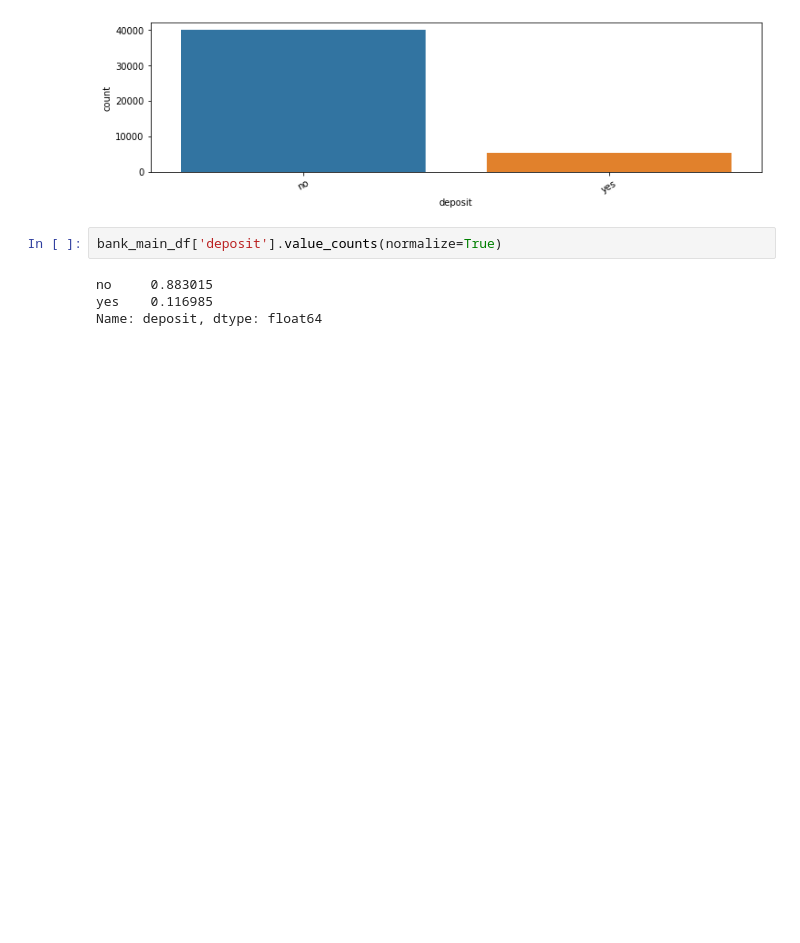
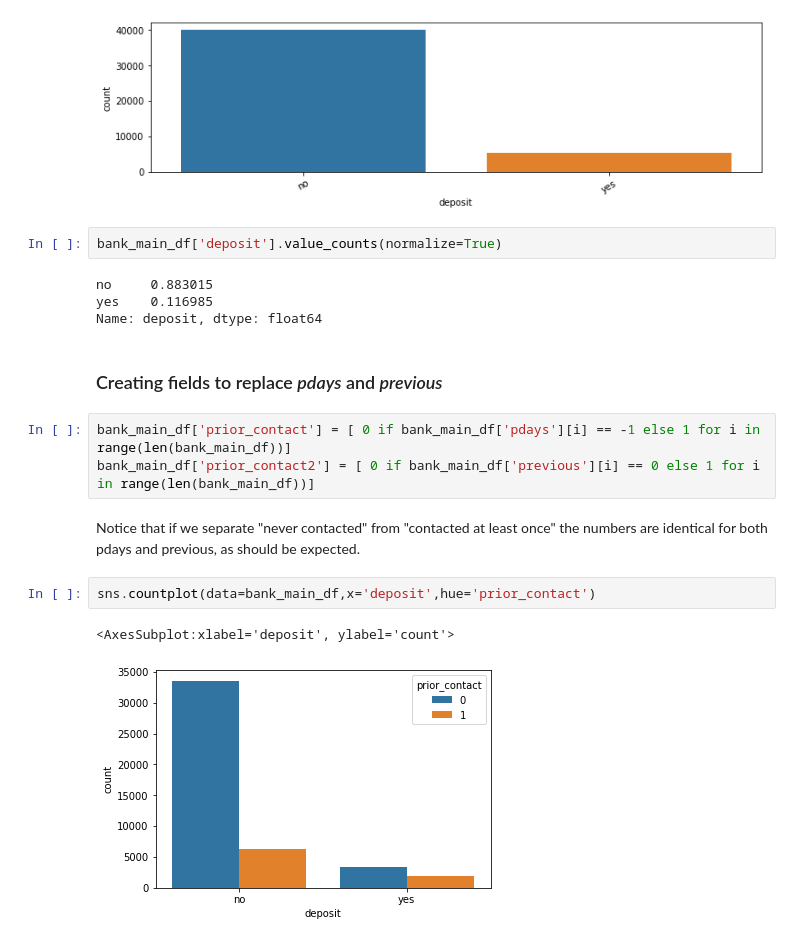
Before and after one commit to sfreagin/ADS_500B_project, a Jupyter notebook: group_project/EDA1.ipynb, the cells around one changed output. Cells and saved outputs as stored; diff of their text form; blank space fills up the shorter version.

```diff
--- a/group_project/EDA1.ipynb
+++ b/group_project/EDA1.ipynb
@@ -249,3 +272,15 @@ bank_main_df['deposit'].value_counts(normalize=True)
 no     0.883015
 yes    0.116985
 Name: deposit, dtype: float64
+# %% [markdown]
+### Creating fields to replace *pdays* and *previous*
+# %%
+bank_main_df['prior_contact'] = [ 0 if bank_main_df['pdays'][i] == -1 else 1 for i in range(len(bank_main_df))]
+bank_main_df['prior_contact2'] = [ 0 if bank_main_df['previous'][i] == 0 else 1 for i in range(len(bank_main_df))]
+# %% [markdown]
+Notice that if we separate "never contacted" from "contacted at least once" the numbers are identical for both pdays and previous, as should be expected.
+# %%
+sns.countplot(data=bank_main_df,x='deposit',hue='prior_contact')
+# %% [output]
+<AxesSubplot:xlabel='deposit', ylabel='count'>
+[figure, added]
```
Also changed, not shown: parts of 6 cells of this notebook, 12 other files.
